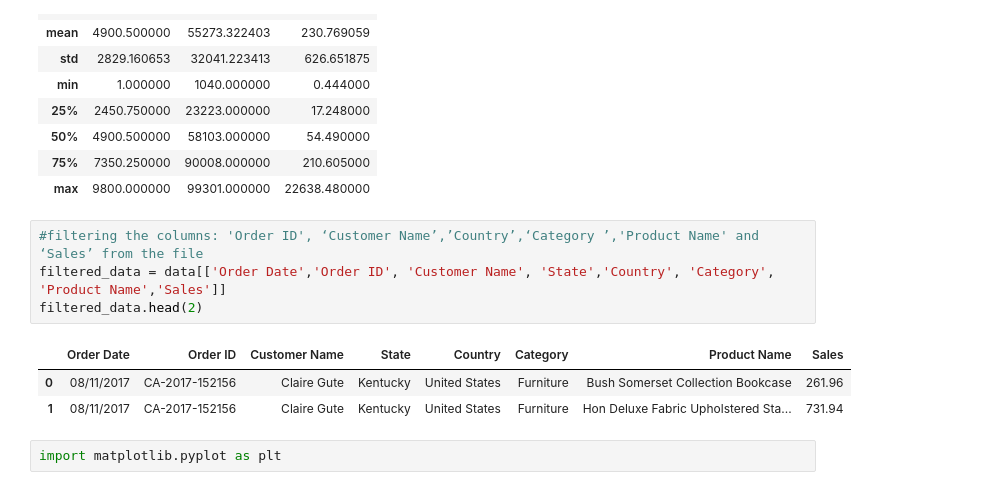
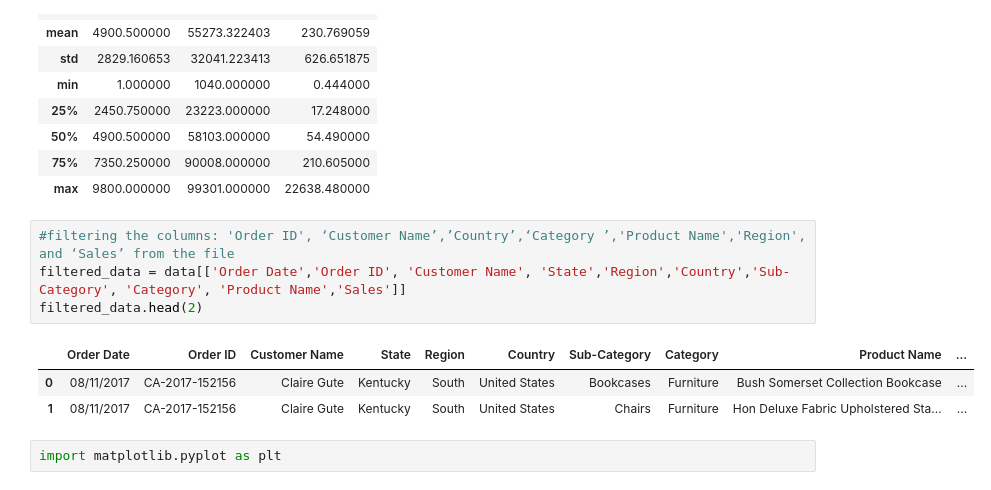
Before and after one commit to sumanshaw9/sales-insights, a Jupyter notebook: Customer-Sales-and-Profit-Analysis.ipynb, the cells around one changed output. Drawn from its saved outputs; the diff is of its cells as text.

```diff
--- a/Customer-Sales-and-Profit-Analysis.ipynb
+++ b/Customer-Sales-and-Profit-Analysis.ipynb
@@ -74,13 +74,13 @@ data.describe()
 | 75% | 7350.250000 | 90008.000000 | 210.605000 |
 | max | 9800.000000 | 99301.000000 | 22638.480000 |
 # %%
-#filtering the columns: 'Order ID', ‘Customer Name’,’Country’,‘Category	’,'Product Name' and ‘Sales’ from the file
-filtered_data = data[['Order Date','Order ID', 'Customer Name', 'State','Country', 'Category', 'Product Name','Sales']]
+#filtering the columns: 'Order ID', ‘Customer Name’,’Country’,‘Category	’,'Product Name','Region', and ‘Sales’ from the file
+filtered_data = data[['Order Date','Order ID', 'Customer Name', 'State','Region','Country','Sub-Category', 'Category', 'Product Name','Sales']]
 filtered_data.head(2)
 # %% [output]
-|  | Order Date | Order ID | Customer Name | State | Country | Category | Product Name | Sales |
-| 0 | 08/11/2017 | CA-2017-152156 | Claire Gute | Kentucky | United States | Furniture | Bush Somerset Collection Bookcase | 261.96 |
-| 1 | 08/11/2017 | CA-2017-152156 | Claire Gute | Kentucky | United States | Furniture | Hon Deluxe Fabric Upholstered Sta... | 731.94 |
+|  | Order Date | Order ID | Customer Name | State | Region | Country | Sub-Category | Category | Product Name | ... |
+| 0 | 08/11/2017 | CA-2017-152156 | Claire Gute | Kentucky | South | United States | Bookcases | Furniture | Bush Somerset Collection Bookcase | ... |
+| 1 | 08/11/2017 | CA-2017-152156 | Claire Gute | Kentucky | South | United States | Chairs | Furniture | Hon Deluxe Fabric Upholstered Sta... | ... |
 # %%
 import matplotlib.pyplot as plt
 # %%
```
Also changed, not shown: parts of 7 cells of this notebook.
